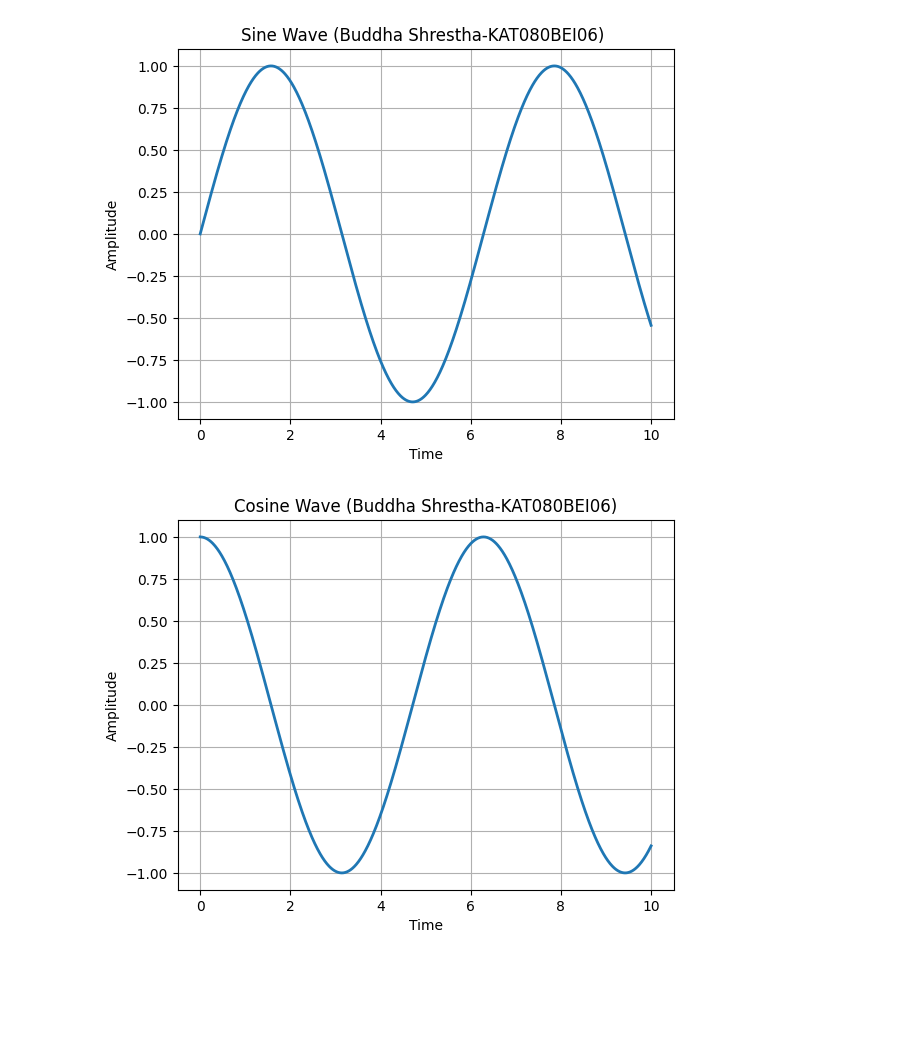
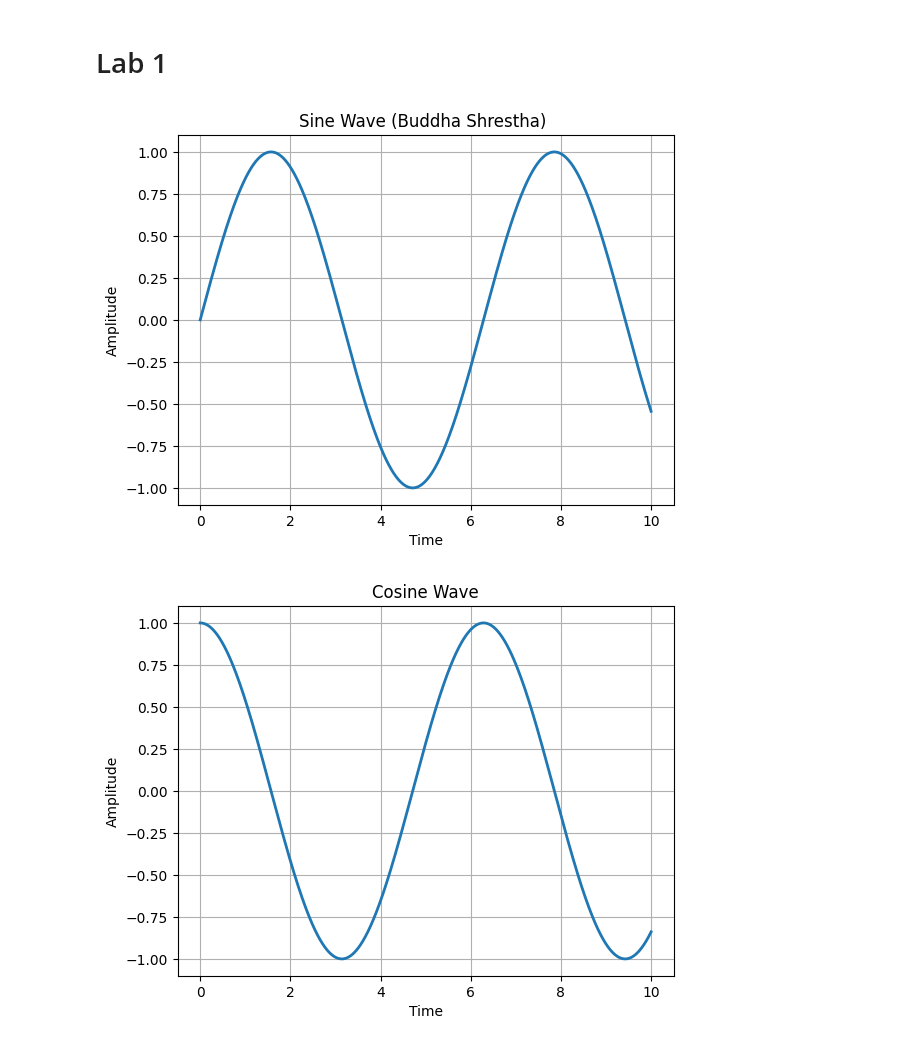
Before and after one commit to rusty-crubs/Data-Science-with-Python, a Jupyter notebook: Practice/Communication-lab.ipynb, the cells around one changed output. Drawn from its saved outputs; the diff is of its cells as text; code cells hidden in the pictures; blank space fills up the shorter version.

```diff
--- a/Practice/Communication-lab.ipynb
+++ b/Practice/Communication-lab.ipynb
@@ -1,3 +1,5 @@
+# %% [markdown]
+# Lab 1
 # %%
 import numpy as np
 import matplotlib.pyplot as plt
@@ -7,24 +9,24 @@ from scipy import signal
 n1 = np.arange(0, 10.01, 0.01)
 y1 = np.sin(n1)
 plt.plot(n1, y1, linewidth=2)
-plt.title('Sine Wave (Buddha Shrestha-KAT080BEI06) ')
+plt.title('Sine Wave (Buddha Shrestha) ')
 plt.ylabel('Amplitude')
 plt.xlabel('Time')
 plt.grid(True)
-plt.savefig('Sin.png')
+# plt.savefig('Sin.png')
 # %% [output]
-[figure, old version]
+[figure, new version]
 # %%
 # --- 2. Cosine Wave ---
 y2 = np.cos(n1)
 plt.plot(n1, y2, linewidth=2)
-plt.title('Cosine Wave (Buddha Shrestha-KAT080BEI06)')
+plt.title('Cosine Wave')
 plt.ylabel('Amplitude')
 plt.xlabel('Time')
 plt.grid(True)
-plt.savefig('Cosine.png')
+# plt.savefig('Cosine.png')
 # %% [output]
-[figure, old version]
+[figure, new version]
 # %%
 # --- 3. Square Wave ---
 Fs = 1000
```
Also changed, not shown: parts of 27 cells of this notebook, 8 other files.
